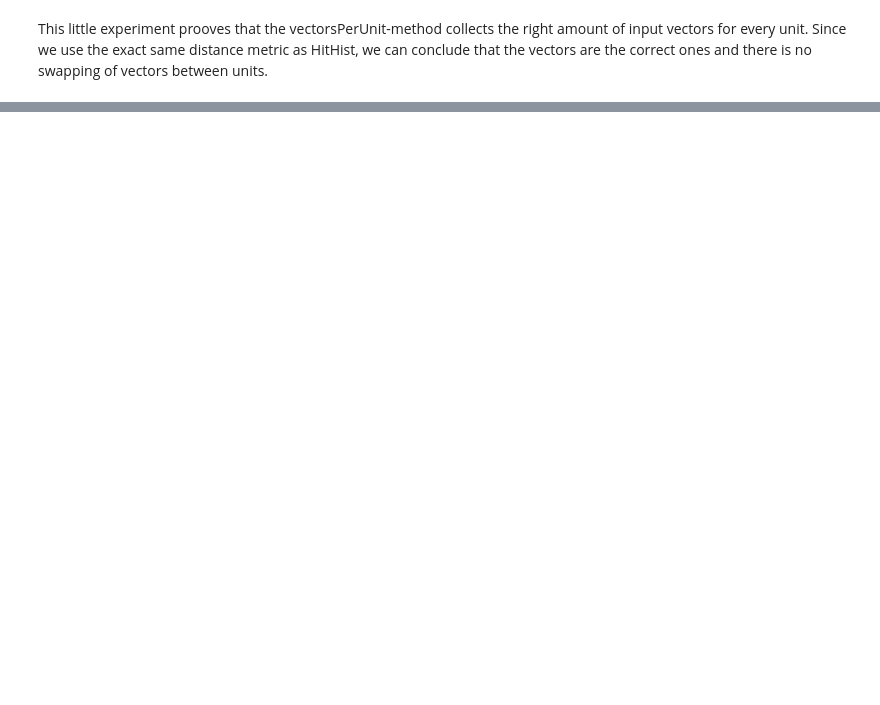
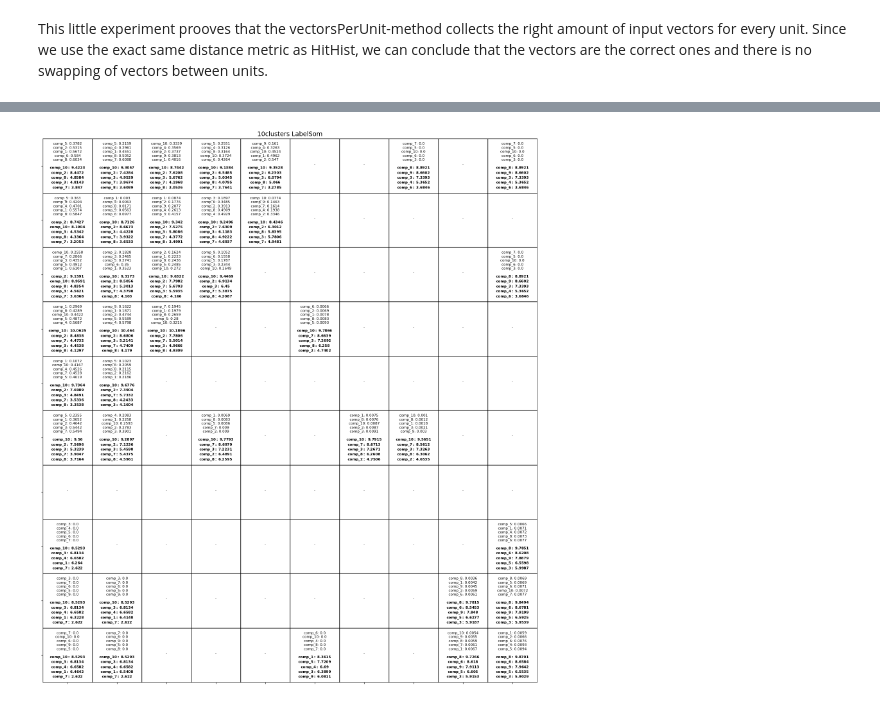
Before and after one commit to mirvariates/PySOMVis-sos-ass3, a Jupyter notebook: PySOMVis/coding_assignment.ipynb, the cells around one changed output, grey strips where cells are left out. Cells and saved outputs as stored; diff of their text form; code cells hidden in the pictures; blank space fills up the shorter version.

```diff
--- a/PySOMVis/coding_assignment.ipynb
+++ b/PySOMVis/coding_assignment.ipynb
@@ -275,0 +309,12 @@ printSomLabels(a, [xdim, ydim], ["chainlink LabelSom", "dimensions = "], b, c, [
+# %%
+#read 10clusters data
+idata = SOMToolBox_Parse("datasets\\10clusters\\10clusters.vec").read_weight_file()
+weights = SOMToolBox_Parse("datasets\\10clusters\\10clusters.wgt.gz").read_weight_file()
+label_names = SOMToolBox_Parse("datasets\\10clusters\\10clusters.tv").read_template_vec_file()
+
+ydim = weights['ydim']
+xdim = weights['xdim']
+(variance,mean,combined) = stringVectors(ydim, xdim, weights['arr'], idata['arr'], printValues=True, maxNumLabels=5, label_names=label_names)
+printSomLabels(variance, [xdim, ydim], ["10clusters LabelSom"],fig_size=[28,22], font_size=8, aspect=1.1, vector2=mean)
+# %% [output]
+[figure, added]
```
Also changed, not shown: parts of 21 cells of this notebook.
